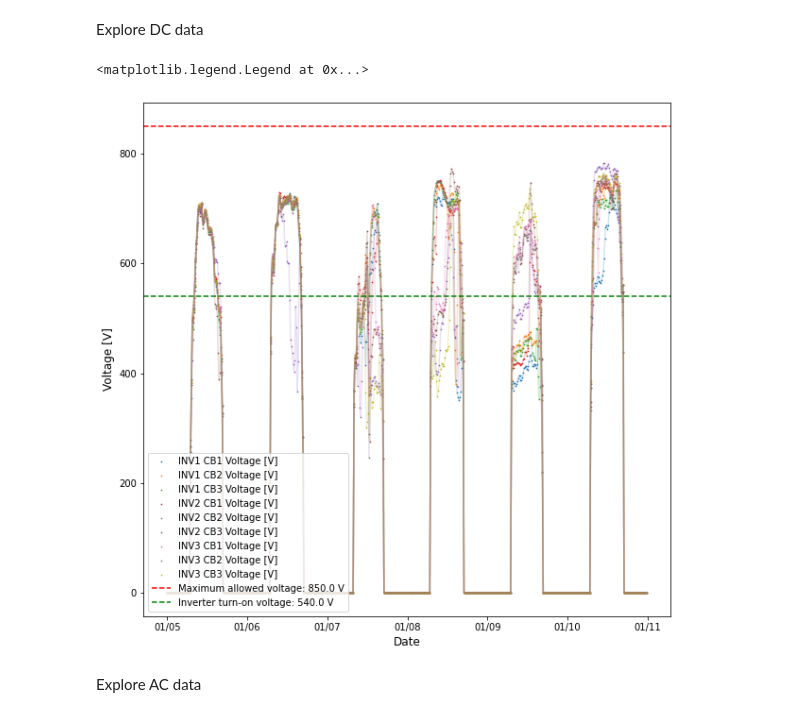
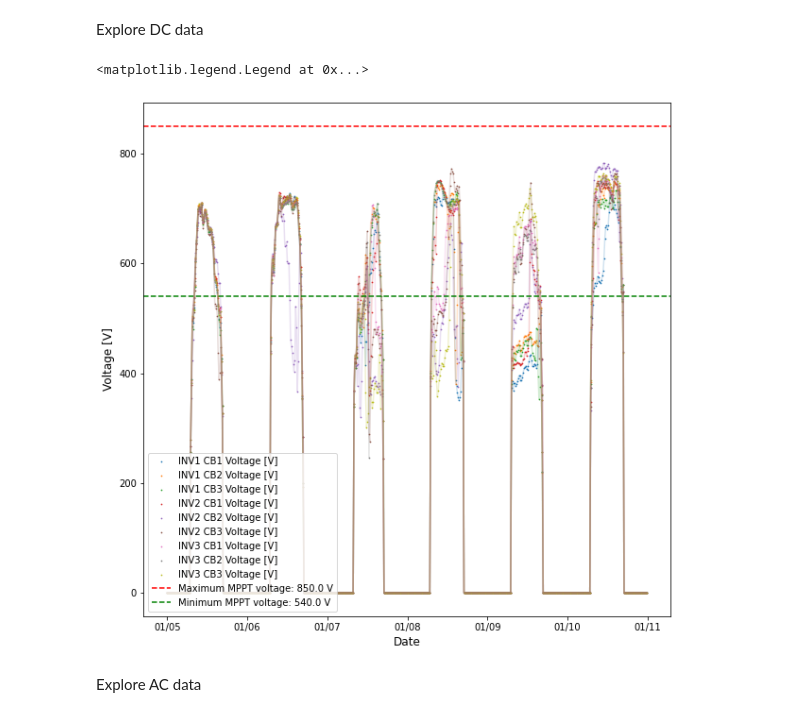
Before and after one commit to eccoope/pv-snow-analysis, a Jupyter notebook: notebook.ipynb, the cells around one changed output. Cells and saved outputs as stored; diff of their text form; code cells hidden in the pictures.

```diff
--- a/notebook.ipynb
+++ b/notebook.ipynb
@@ -87,22 +87,22 @@ There are 18 modules connected in series in each string, and there are 4 strings
 # %% [markdown]
 Explore DC data
 # %%
-# Plot DC voltage for each combiner input relative to inverter nameplate limits
+# Plot DC voltage for each combiner input relative to inverter MPPT voltage limits
 
 fig, ax = plt.subplots(figsize=(10,10))
 date_form = DateFormatter("%m/%d")
 ax.xaxis.set_major_formatter(date_form)
 for v in dc_voltage_cols:
     ax.scatter(data.index, data[v], s=0.5, label=v)
     ax.plot(data.index, data[v], alpha=0.2)
-ax.axhline(float(config['max_dcv']), c='r', ls='--', label='Maximum allowed voltage: {} V'.format(config['max_dcv']))
-ax.axhline(float(config['min_dcv']), c='g', ls='--', label='Inverter turn-on voltage: {} V'.format(config['min_dcv']))
+ax.axhline(float(config['max_dcv']), c='r', ls='--', label='Maximum MPPT voltage: {} V'.format(config['max_dcv']))
+ax.axhline(float(config['min_dcv']), c='g', ls='--', label='Minimum MPPT voltage: {} V'.format(config['min_dcv']))
 ax.set_xlabel('Date', fontsize='large')
 ax.set_ylabel('Voltage [V]', fontsize='large')
 ax.legend(loc='lower left')
 # %% [output]
 <matplotlib.legend.Legend at 0x...>
-[figure, old version]
+[figure, new version]
 # %% [markdown]
 Explore AC data
 # %%
```
Also changed, not shown: parts of 3 cells of this notebook.
